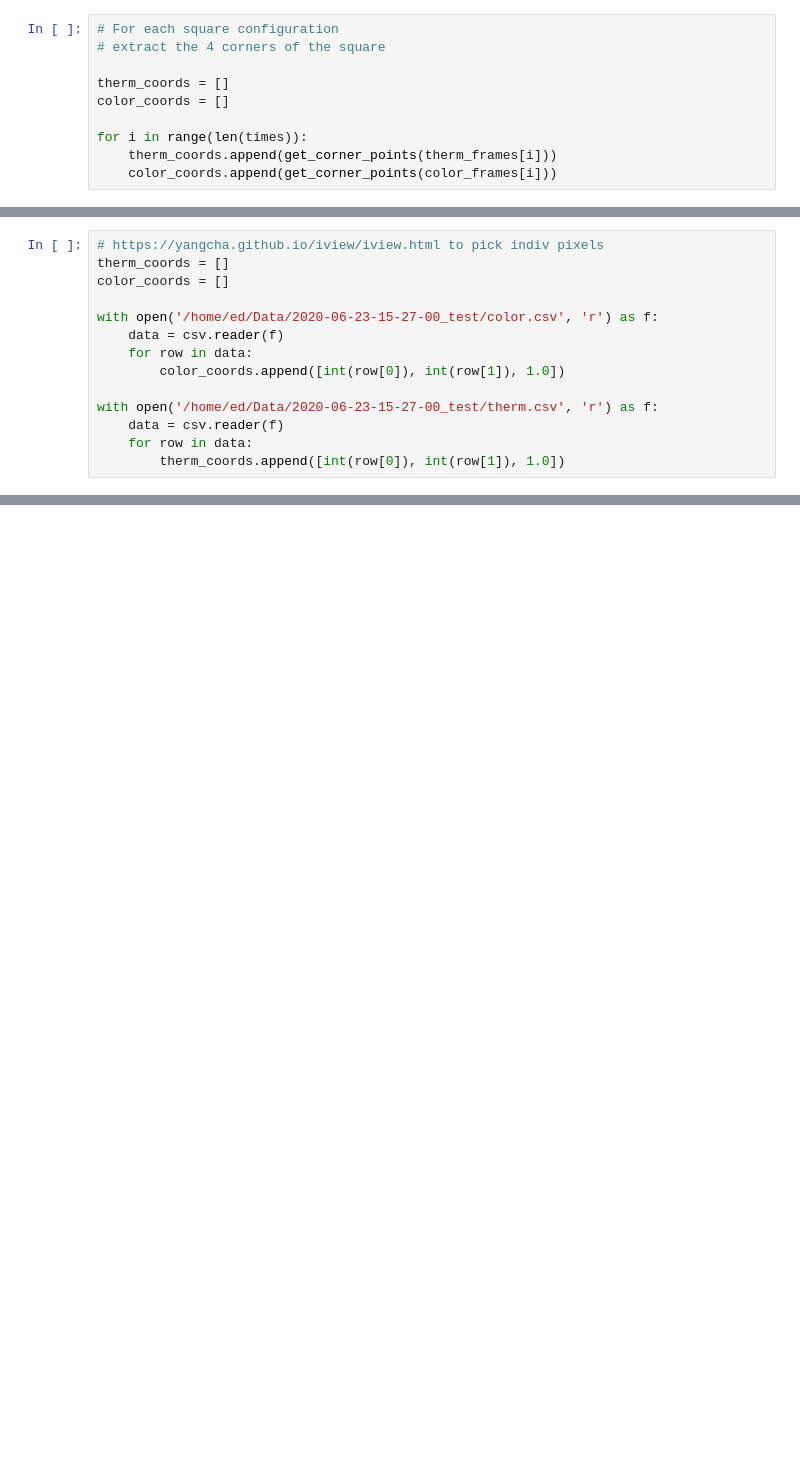
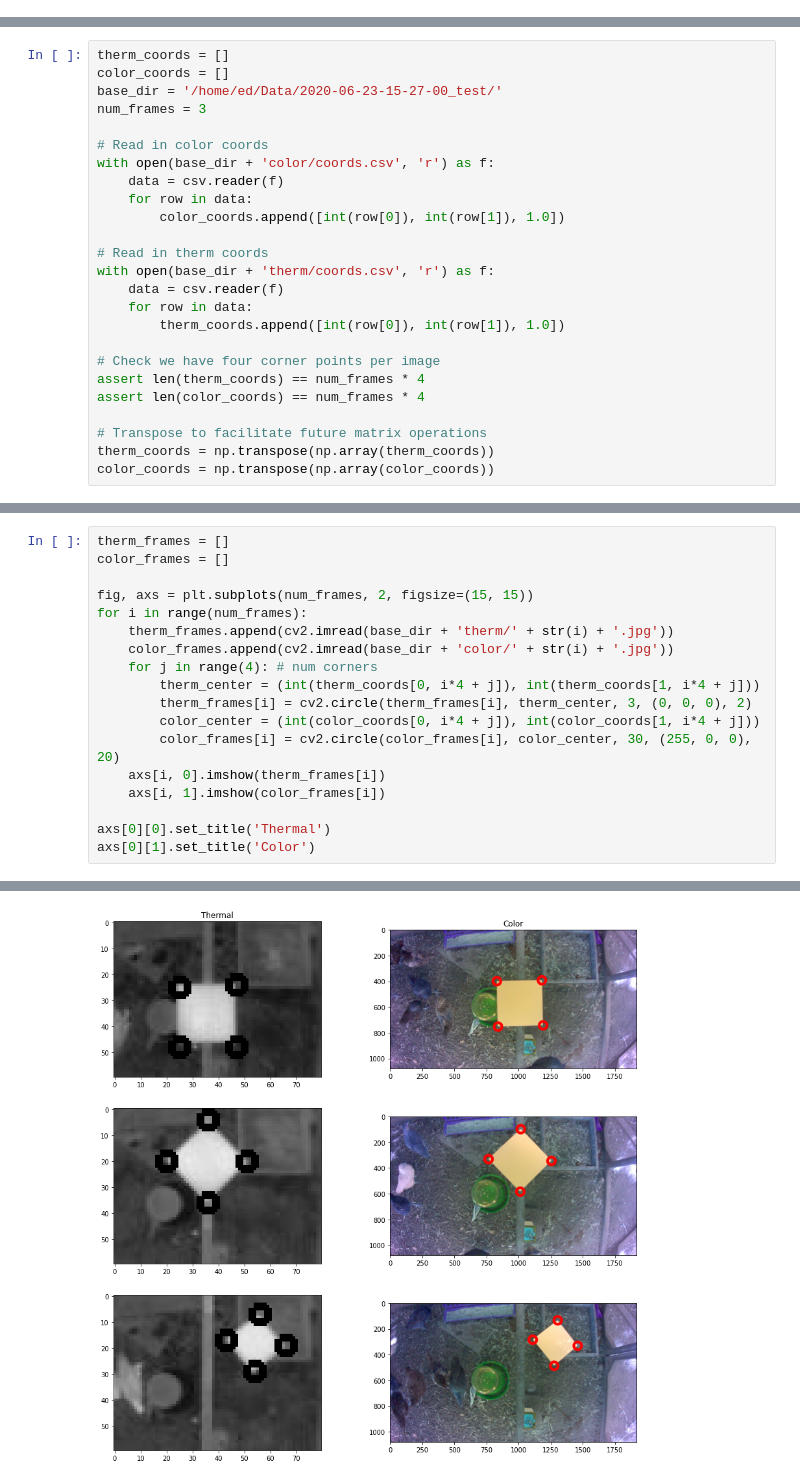
Before and after one commit to edwardwterry/chicken-monitoring, a Jupyter notebook: notebooks/extrinsic_calibration.ipynb, the cells around one changed output, grey strips where cells are left out. Saved outputs shown, nothing was run; the diff lists cells and outputs as text; blank space fills up the shorter version.

Commit message:
Modify pipeline for rectified color images

```diff
--- a/notebooks/extrinsic_calibration.ipynb
+++ b/notebooks/extrinsic_calibration.ipynb
@@ -130,10 +9,0 @@ def get_corner_points(im):
-# %%
-# For each square configuration
-# extract the 4 corners of the square
-
-therm_coords = []
-color_coords = []
-
-for i in range(len(times)):
-    therm_coords.append(get_corner_points(therm_frames[i]))
-    color_coords.append(get_corner_points(color_frames[i]))
@@ -147,14 +14,25 @@ plt.imshow(therm_frames[2])
 # %%
-# https://yangcha.github.io/iview/iview.html to pick indiv pixels
 therm_coords = []
 color_coords = []
+base_dir = '/home/ed/Data/2020-06-23-15-27-00_test/'
+num_frames = 3
 
-with open('/home/ed/Data/2020-06-23-15-27-00_test/color.csv', 'r') as f:
+# Read in color coords
+with open(base_dir + 'color/coords.csv', 'r') as f:
     data = csv.reader(f)
     for row in data:
         color_coords.append([int(row[0]), int(row[1]), 1.0])
 
-with open('/home/ed/Data/2020-06-23-15-27-00_test/therm.csv', 'r') as f:
+# Read in therm coords
+with open(base_dir + 'therm/coords.csv', 'r') as f:
     data = csv.reader(f)
     for row in data:
         therm_coords.append([int(row[0]), int(row[1]), 1.0])
+
+# Check we have four corner points per image
+assert len(therm_coords) == num_frames * 4
+assert len(color_coords) == num_frames * 4
+
+# Transpose to facilitate future matrix operations
+therm_coords = np.transpose(np.array(therm_coords))
+color_coords = np.transpose(np.array(color_coords))
@@ -166,0 +43,19 @@ print (therm_coords.shape, color_coords.shape)
+# %%
+therm_frames = []
+color_frames = []
+
+fig, axs = plt.subplots(num_frames, 2, figsize=(15, 15))
+for i in range(num_frames):
+    therm_frames.append(cv2.imread(base_dir + 'therm/' + str(i) + '.jpg'))
+    color_frames.append(cv2.imread(base_dir + 'color/' + str(i) + '.jpg'))
+    for j in range(4): # num corners
+        therm_center = (int(therm_coords[0, i*4 + j]), int(therm_coords[1, i*4 + j]))
+        therm_frames[i] = cv2.circle(therm_frames[i], therm_center, 3, (0, 0, 0), 2)
+        color_center = (int(color_coords[0, i*4 + j]), int(color_coords[1, i*4 + j]))
+        color_frames[i] = cv2.circle(color_frames[i], color_center, 30, (255, 0, 0), 20)
+    axs[i, 0].imshow(therm_frames[i])
+    axs[i, 1].imshow(color_frames[i])
+
+axs[0][0].set_title('Thermal')
+axs[0][1].set_title('Color')
+# %% [output]
@@ -166,0 +63 @@ print (therm_coords.shape, color_coords.shape)
+[figure, added]
```
Also changed, not shown: parts of 19 cells of this notebook, 6 other files.
